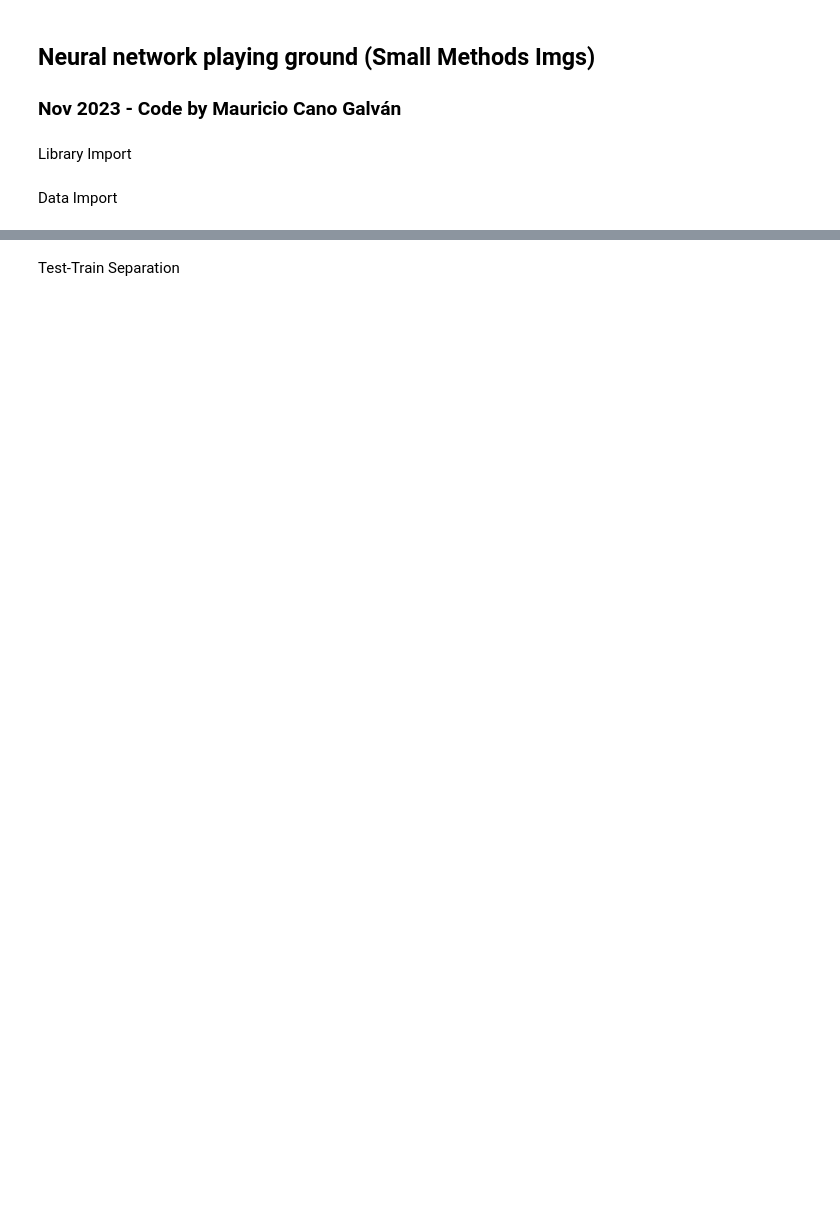
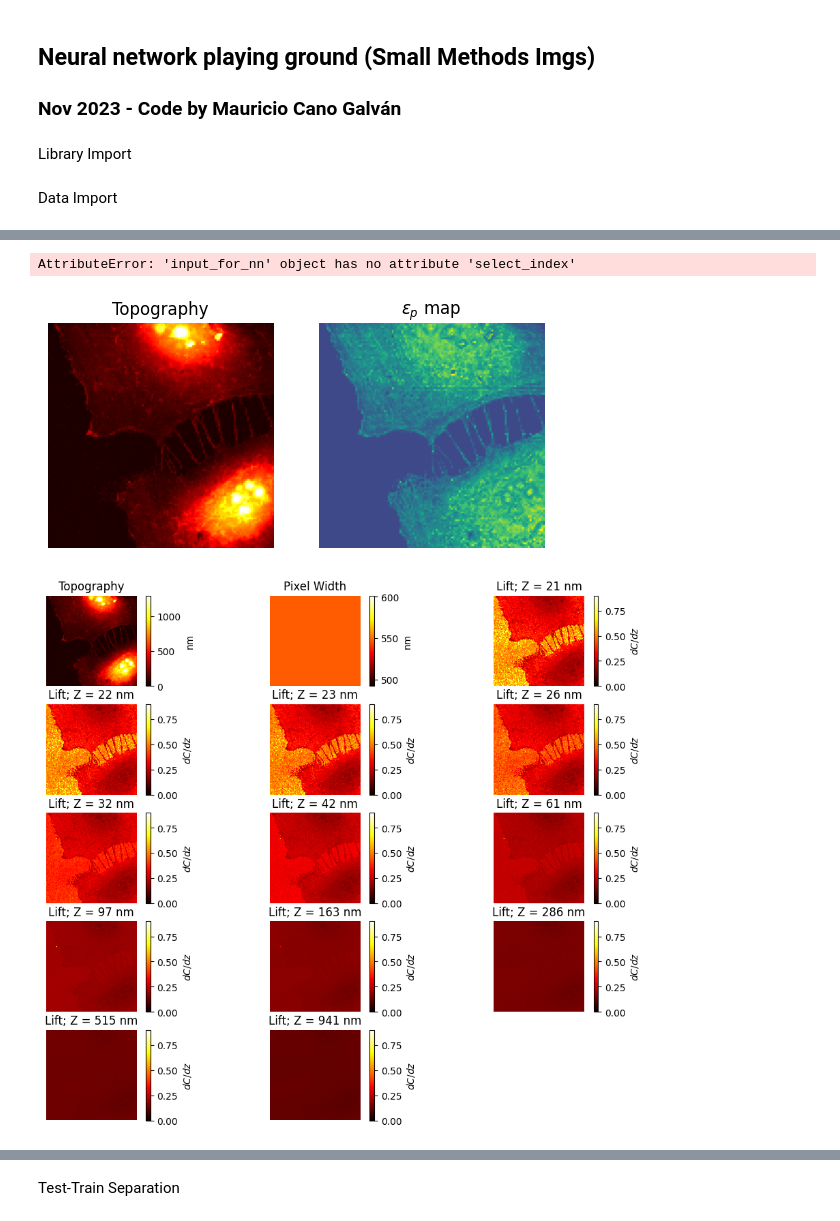
Before and after one commit to mcanoibec/fast_smart_scanning, a Jupyter notebook: work_directory/other_examples/NN_con masks_new_format_batch_train.ipynb, the cells around one changed output, grey strips where cells are left out. Cells and saved outputs as stored; diff of their text form; code cells hidden in the pictures; blank space fills up the shorter version.

```diff
--- a/work_directory/other_examples/NN_con masks_new_format_batch_train.ipynb
+++ b/work_directory/other_examples/NN_con masks_new_format_batch_train.ipynb
@@ -370,0 +416,48 @@ np.shape(a.Cv_cell_mat)
+# %%
+name='efm9' #Filename with which to save exports
+topography_file=rf'c:\Users\mcano\Code\rawdata\img_data\EFM9\TopographyEFM9_nm.txt'
+ref_file=rf"c:\Users\mcano\Code\rawdata\img_data\EFM9\efm9_ep_map_corrected.txt"
+sim_tables_folder=rf'c:\Users\mcano\Code\rawdata\img_data\Bacterias_Ruben\Out_Get_10_EpOnpx_2024-10-16-10-7\tablas'
+lift_imgs_folder=rf'c:\Users\mcano\Code\rawdata\preprocessed curves\efm9_curves_calibrated.npy'
+raw_curves_folder=0
+calibrate_curves=1
+ref_flip=1
+topo_flip=0
+
+
+#Curve pre-processing
+curves_max_limit=1000 #Maximum height [nm] to which the approximation curves will be projected
+curve_nsamples=12 #Number of samples to take from approximation curves
+curve_height_setpoint=20 #First curve height [nm] to take in consideration for sampling
+
+
+#Optional graphics to show in notebook (1 to show images, 0 to hide)
+input_imgs_view=1
+
+
+#Neural Network Setup
+pctg=10 #Percentage of train data
+cutout_size=9 #Size of the topography cutouts for the convolution operation
+kernel_dim=3 #Kernel dimension for the convolution operation
+iterations=300
+batch_sz=200 #Batch size for training
+
+#Mask configuration. The following images should be processed using the values established.
+
+    #EFM9: binary_threshold=0.04, object_size=3, hole_size=30, m_thresh=0.30
+    #EFM8: binary_threshold=0.41, object_size=3, hole_size=30, m_thresh=0.77
+    #EFM7: binary_threshold=0.095, object_size=4, hole_size=15, m_thresh=0.44
+    #EFVM: binary_threshold=0.05, object_size=2, hole_size=2, m_thresh=0.785
+    #newbact: binary_threshold=0.067, object_size=3, hole_size=30, m_thresh=0.30
+binary_threshold=0.04
+object_size=3
+hole_size=30
+m_ep_thresh=0.30
+
+d=input_for_nn()
+d.preproc()
+d.convolution()
+# %% [output]
+AttributeError: 'input_for_nn' object has no attribute 'select_index'
+[figure, added]
+[figure, added]
```
Also changed, not shown: parts of 15 cells of this notebook.
